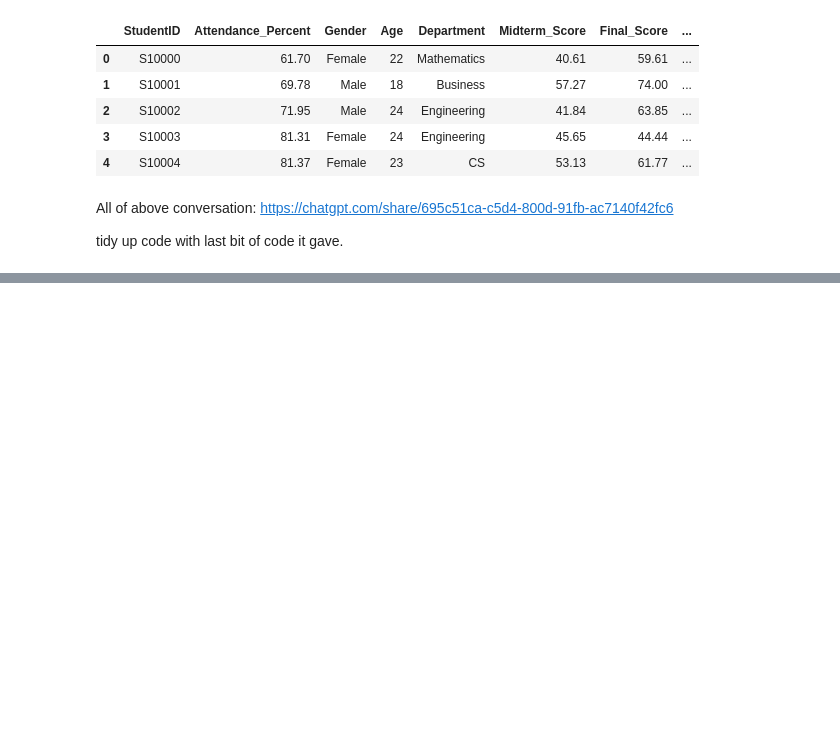
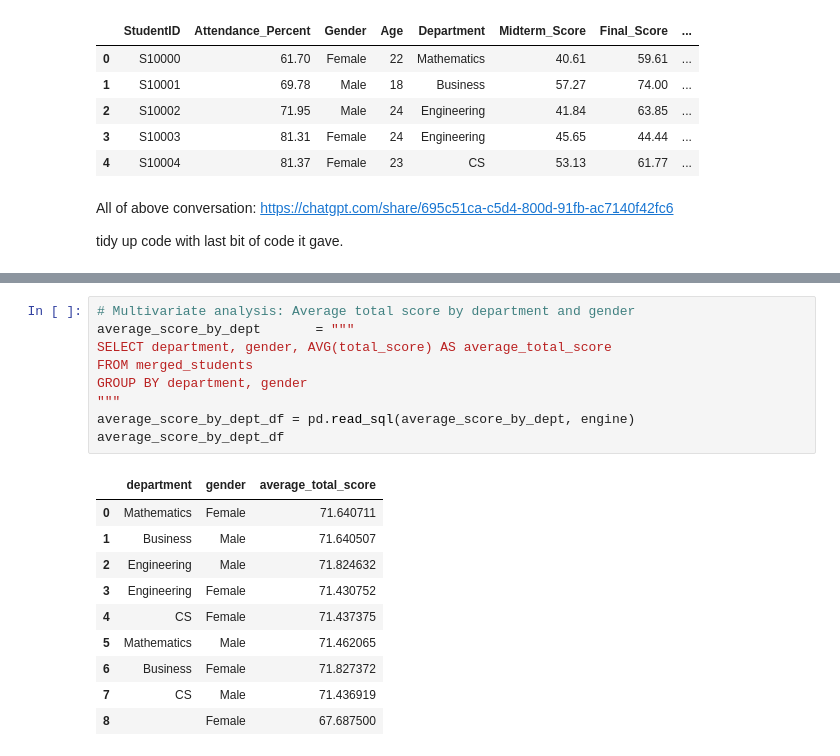
Before and after one commit to seasid3/programming-for-data-analytics-project, a Jupyter notebook: student_outcomes.ipynb, the cells around one changed output, grey strips where cells are left out. Saved outputs shown, nothing was run; the diff lists cells and outputs as text; blank space fills up the shorter version.

Commit message:
Analysis steps

```diff
--- a/student_outcomes.ipynb
+++ b/student_outcomes.ipynb
@@ -100,0 +224,20 @@ tidy up code with last bit of code it gave.
+# %%
+# Multivariate analysis: Average total score by department and gender
+average_score_by_dept       = """
+SELECT department, gender, AVG(total_score) AS average_total_score
+FROM merged_students
+GROUP BY department, gender
+"""
+average_score_by_dept_df = pd.read_sql(average_score_by_dept, engine)
+average_score_by_dept_df
+# %% [output]
+|  | department | gender | average_total_score |
+| 0 | Mathematics | Female | 71.640711 |
+| 1 | Business | Male | 71.640507 |
+| 2 | Engineering | Male | 71.824632 |
+| 3 | Engineering | Female | 71.430752 |
+| 4 | CS | Female | 71.437375 |
+| 5 | Mathematics | Male | 71.462065 |
+| 6 | Business | Female | 71.827372 |
+| 7 | CS | Male | 71.436919 |
+| 8 |  | Female | 67.687500 |
```
Also changed, not shown: parts of 25 cells of this notebook.
